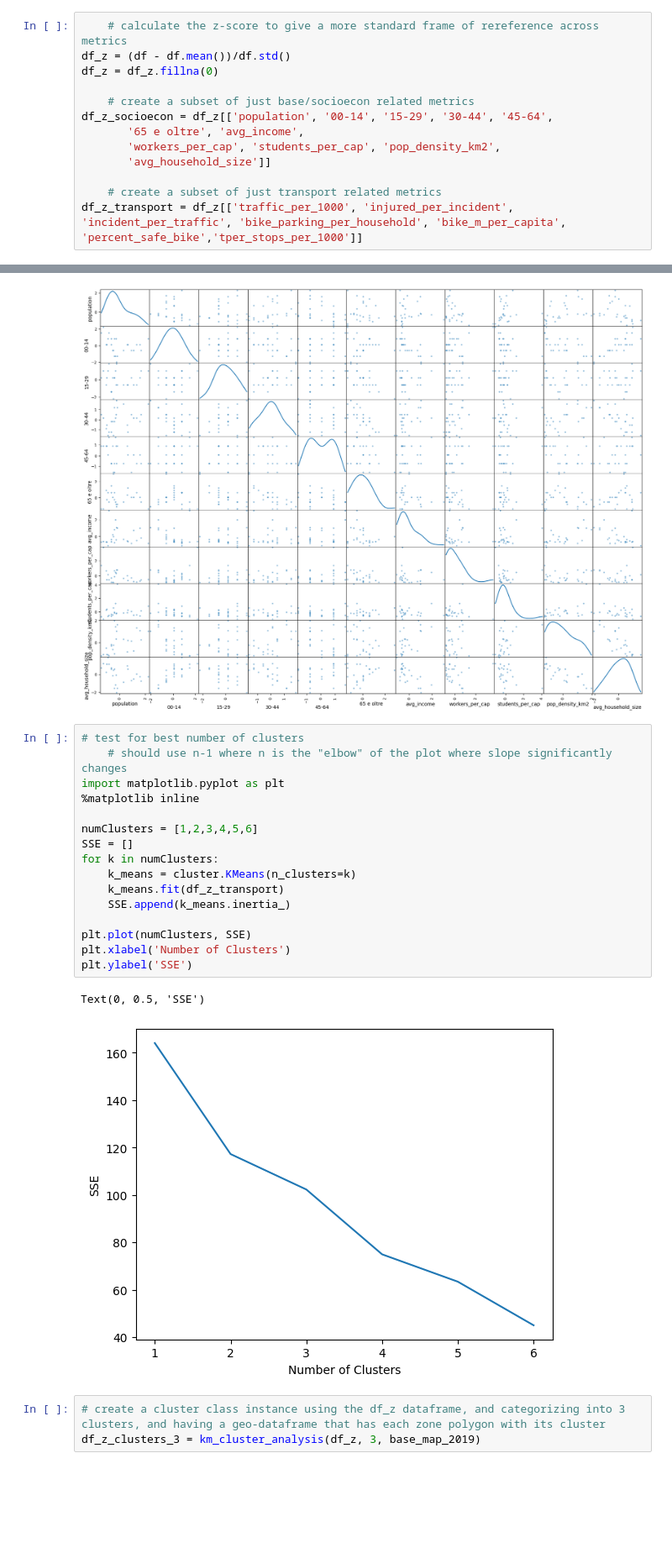
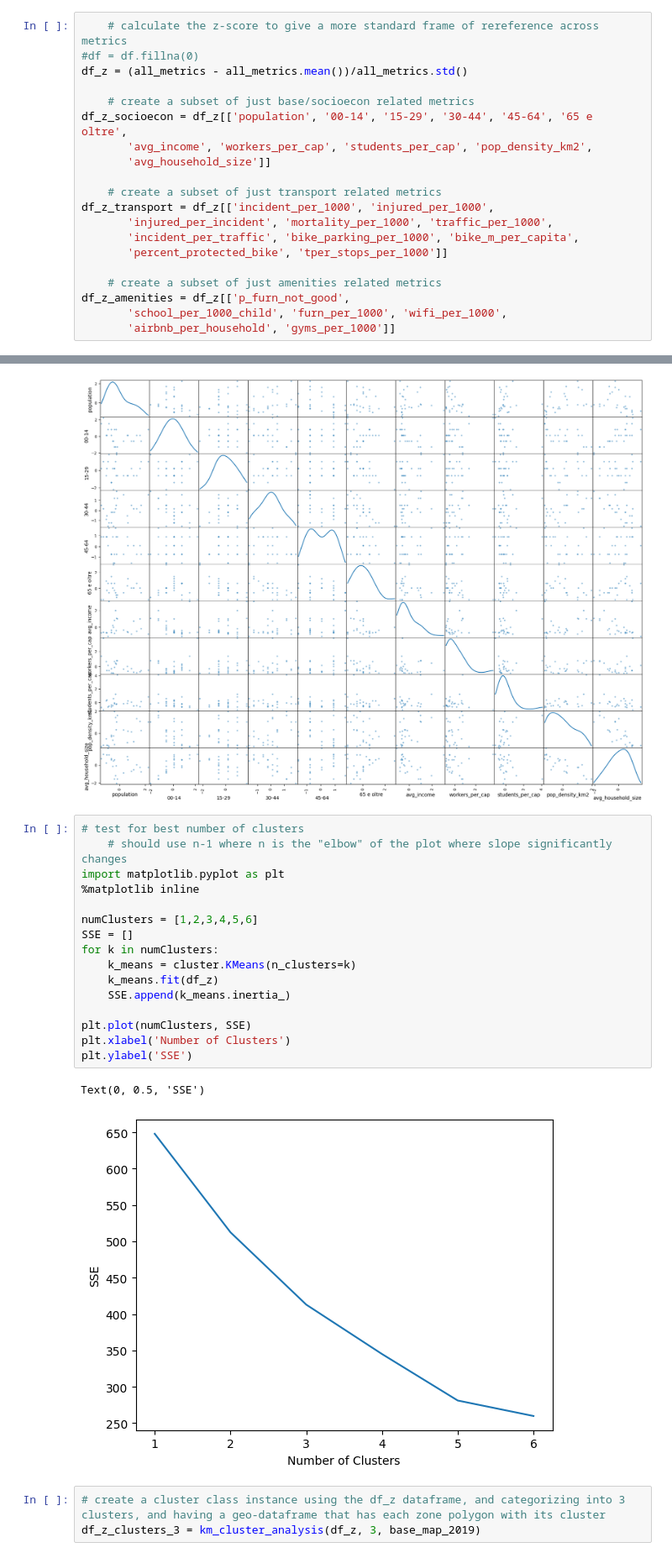
Before and after one commit to bfry07/Bologna, a Jupyter notebook: Brian_notebook.ipynb, the cells around one changed output, grey strips where cells are left out. Shown at 84% size. Saved outputs shown, nothing was run; the diff lists cells and outputs as text; blank space fills up the shorter version.

Commit message:
26/7 update
- adds new data points and cleans up old ones
- adds new visualization to compare across and within cluster profiles

```diff
--- a/Brian_notebook.ipynb
+++ b/Brian_notebook.ipynb
@@ -98,13 +68,20 @@ base_map_2019.join(traffic_2019_geo.sjoin(base_map_2019[['geometry']]).groupby('
 # %%
     # calculate the z-score to give a more standard frame of rereference across metrics
-df_z = (df - df.mean())/df.std()
-df_z = df_z.fillna(0)
+#df = df.fillna(0)
+df_z = (all_metrics - all_metrics.mean())/all_metrics.std()
 
     # create a subset of just base/socioecon related metrics
-df_z_socioecon = df_z[['population', '00-14', '15-29', '30-44', '45-64',
-       '65 e oltre', 'avg_income',
-       'workers_per_cap', 'students_per_cap', 'pop_density_km2',
+df_z_socioecon = df_z[['population', '00-14', '15-29', '30-44', '45-64', '65 e oltre',
+       'avg_income', 'workers_per_cap', 'students_per_cap', 'pop_density_km2',
        'avg_household_size']]
 
     # create a subset of just transport related metrics
-df_z_transport = df_z[['traffic_per_1000', 'injured_per_incident', 'incident_per_traffic', 'bike_parking_per_household', 'bike_m_per_capita', 'percent_safe_bike','tper_stops_per_1000']]
+df_z_transport = df_z[['incident_per_1000', 'injured_per_1000',
+       'injured_per_incident', 'mortality_per_1000', 'traffic_per_1000',
+       'incident_per_traffic', 'bike_parking_per_1000', 'bike_m_per_capita',
+       'percent_protected_bike', 'tper_stops_per_1000']]
+
+    # create a subset of just amenities related metrics
+df_z_amenities = df_z[['p_furn_not_good',
+       'school_per_1000_child', 'furn_per_1000', 'wifi_per_1000',
+       'airbnb_per_household', 'gyms_per_1000']]
@@ -142,22 +97,22 @@ plt.show()
 # %%
 # test for best number of clusters
     # should use n-1 where n is the "elbow" of the plot where slope significantly changes
 import matplotlib.pyplot as plt
 %matplotlib inline
 
 numClusters = [1,2,3,4,5,6]
 SSE = []
 for k in numClusters:
     k_means = cluster.KMeans(n_clusters=k)
-    k_means.fit(df_z_transport)
+    k_means.fit(df_z)
     SSE.append(k_means.inertia_)
 
 plt.plot(numClusters, SSE)
 plt.xlabel('Number of Clusters')
 plt.ylabel('SSE')
 # %% [output]
 Text(0, 0.5, 'SSE')
-[figure, old version]
+[figure, new version]
 # %%
 # create a cluster class instance using the df_z dataframe, and categorizing into 3 clusters, and having a geo-dataframe that has each zone polygon with its cluster
 df_z_clusters_3 = km_cluster_analysis(df_z, 3, base_map_2019)
```
Also changed, not shown: parts of 25 cells of this notebook, 2 other files.
